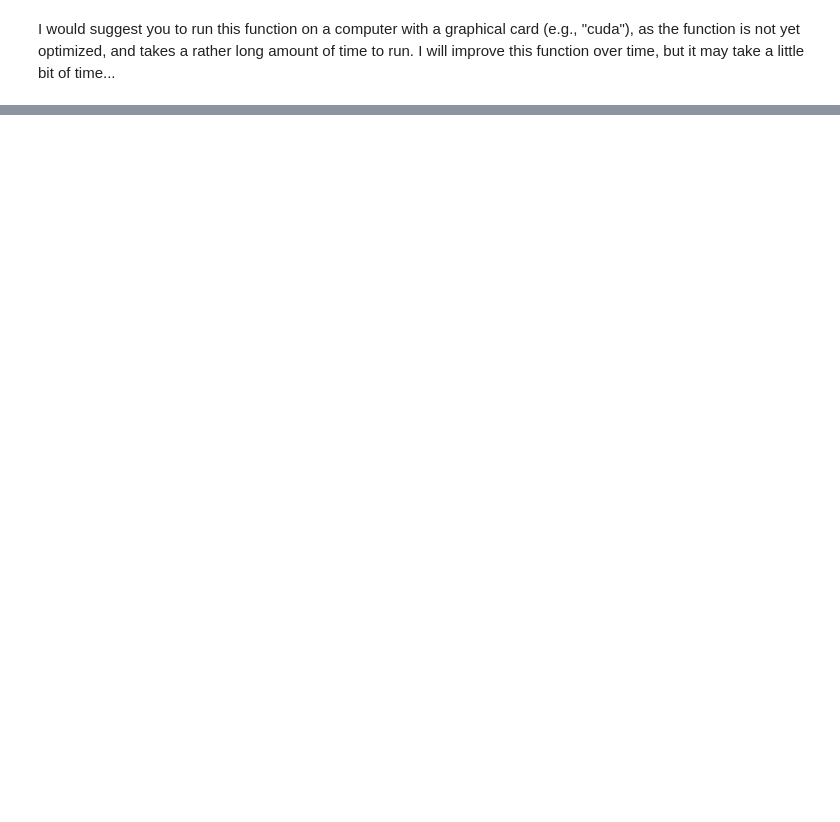
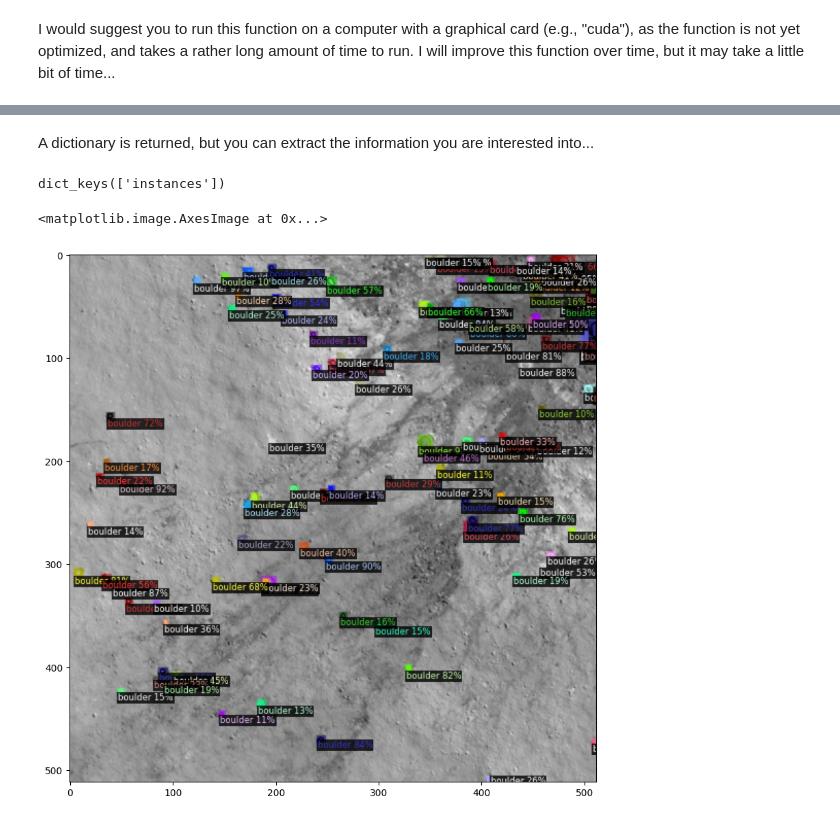
Before and after one commit to astroNils/MLtools, a Jupyter notebook: resources/nb/INFERENCE_BOULDERING.ipynb, the cells around one changed output, grey strips where cells are left out. Drawn from its saved outputs; the diff is of its cells as text; code cells hidden in the pictures; blank space fills up the shorter version.

Commit message:
completed the jupyter-notebook for inference

```diff
--- a/resources/nb/INFERENCE_BOULDERING.ipynb
+++ b/resources/nb/INFERENCE_BOULDERING.ipynb
@@ -156,0 +242,44 @@ inference.predictions_stitching_filtering(in_raster, config_file, model_weights,
+# %%
+# import some common detectron2 utilities
+from detectron2.engine import DefaultPredictor
+from detectron2.config import get_cfg
+from detectron2.data import detection_utils as utils
+from detectron2.utils.visualizer import Visualizer
+
+# only accessible if you run the prediction with inference.predictions_stitching_filtering
+png = work_dir / "predictions" / "tiles-512x512px-stride-000-000" / "images" / "M1180981884LE_clipped_00006_image.png"
+im = utils.read_image(png, format="BGR")
+# %%
+cfg = get_cfg()
+cfg.merge_from_file(config_file)
+cfg.MODEL.WEIGHTS = model_weights.as_posix()
+cfg.MODEL.DEVICE = device
+cfg.MODEL.ROI_HEADS.SCORE_THRESH_TEST = scores_thresh_test
+cfg.MODEL.ROI_HEADS.NMS_THRESH_TEST = nms_thresh_test
+cfg.INPUT.MIN_SIZE_TEST = min_size_test
+cfg.INPUT.MAX_SIZE_TEST = max_size_test
+cfg.MODEL.RPN.PRE_NMS_TOPK_TEST = pre_nms_topk_test
+cfg.MODEL.RPN.POST_NMS_TOPK_TEST = post_nms_topk_test
+cfg.TEST.DETECTIONS_PER_IMAGE = detections_per_image
+
+# predictor for one image
+predictor = DefaultPredictor(cfg)
+# %%
+predictor = DefaultPredictor(cfg)
+outputs = predictor(im)
+# %% [markdown]
+A dictionary is returned, but you can extract the information you are interested into...
+# %%
+outputs.keys()
+# %% [output]
+dict_keys(['instances'])
+# %%
+metadata_boulder = {"thing_classes": ["boulder"]}
+v = Visualizer(im[:, :, ::-1], metadata=metadata_boulder, scale=1.0)
+out = v.draw_instance_predictions(outputs["instances"].to("cpu"))
+fig, ax = plt.subplots(nrows=1,ncols=1, figsize=(20,10))
+mp = plotting.cv2_imshow(out.get_image()[:, :, ::-1])
+ax.imshow(mp)
+# %% [output]
+<matplotlib.image.AxesImage at 0x...>
+[figure, added]
```
Also changed, not shown: parts of 23 cells of this notebook, 1 other file.
